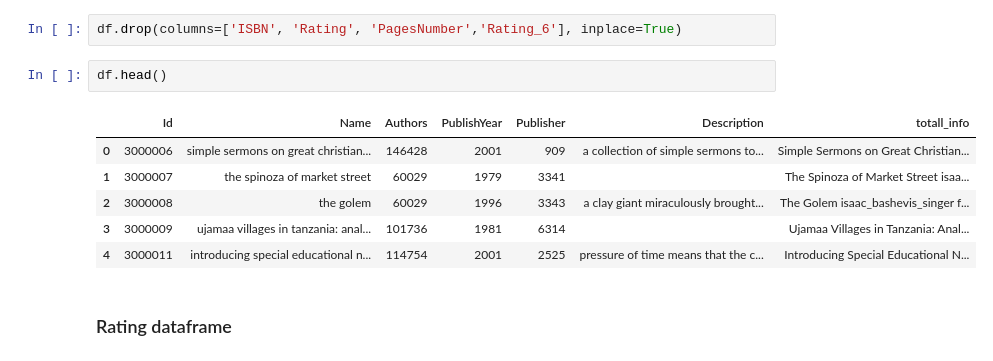
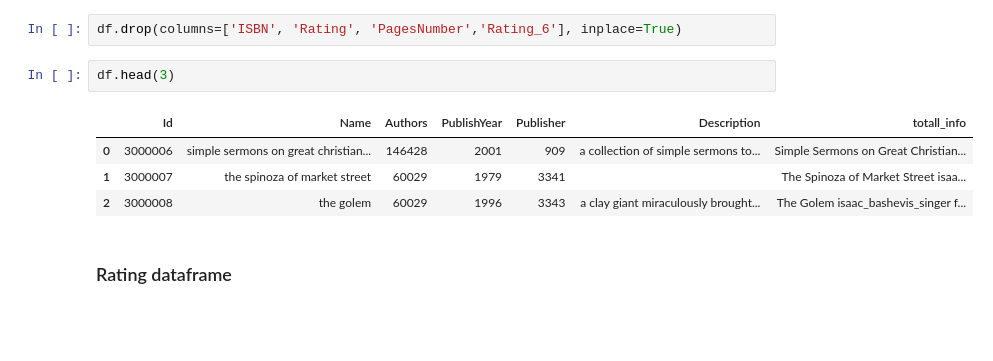
Before and after one commit to Fatemenamdar20/Book_recommendation_sy, a Jupyter notebook: book.ipynb, the cells around one changed output. Saved outputs shown, nothing was run; the diff lists cells and outputs as text; blank space fills up the shorter version.

```diff
--- a/book.ipynb
+++ b/book.ipynb
@@ -491,14 +489,12 @@ Index(['Id', 'Name', 'Authors', 'ISBN', 'Rating', 'PublishYear', 'Publisher',
 # %%
 df.drop(columns=['ISBN', 'Rating', 'PagesNumber','Rating_6'], inplace=True)
 # %%
-df.head()
+df.head(3)
 # %% [output]
 |  | Id | Name | Authors | PublishYear | Publisher | Description | totall_info |
 | 0 | 3000006 | simple sermons on great christian... | 146428 | 2001 | 909 | a collection of simple sermons to... | Simple Sermons on Great Christian... |
 | 1 | 3000007 | the spinoza of market street | 60029 | 1979 | 3341 |  | The Spinoza of Market Street isaa... |
 | 2 | 3000008 | the golem | 60029 | 1996 | 3343 | a clay giant miraculously brought... | The Golem isaac_bashevis_singer f... |
-| 3 | 3000009 | ujamaa villages in tanzania: anal... | 101736 | 1981 | 6314 |  | Ujamaa Villages in Tanzania: Anal... |
-| 4 | 3000011 | introducing special educational n... | 114754 | 2001 | 2525 | pressure of time means that the c... | Introducing Special Educational N... |
 # %% [markdown]
 ### Rating dataframe
 # %%
```
Also changed, not shown: parts of 9 cells of this notebook.
